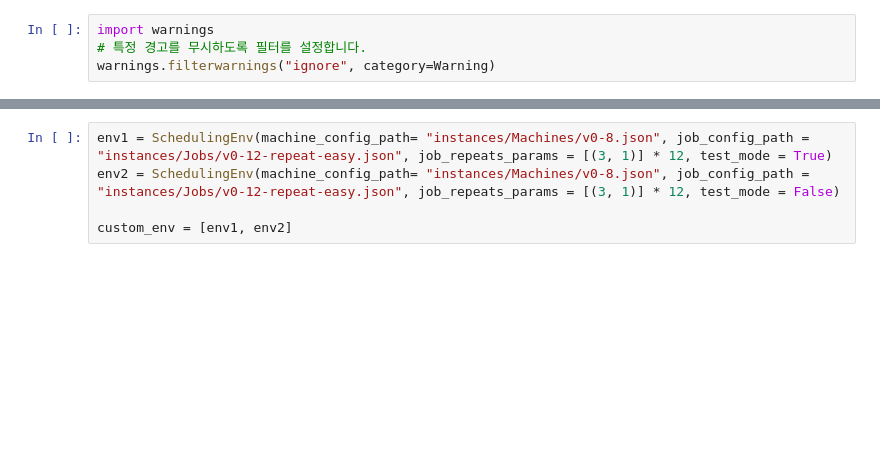
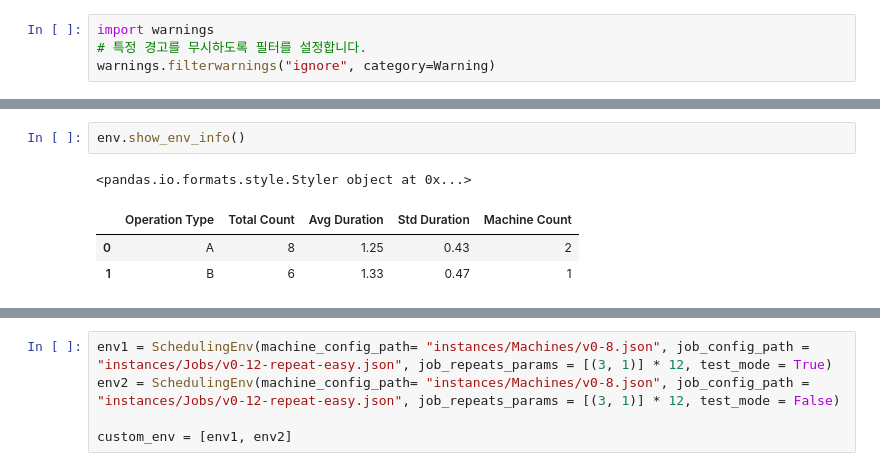
Before and after one commit to Huch0/RL-Scheduler, a Jupyter notebook: MaskablePPO-Repeatable.ipynb, the cells around one changed output, grey strips where cells are left out. Cells and saved outputs as stored; diff of their text form; blank space fills up the shorter version.

```diff
--- a/MaskablePPO-Repeatable.ipynb
+++ b/MaskablePPO-Repeatable.ipynb
@@ -31,3 +39,10 @@ env = SchedulingEnv(machine_config_path= "instances/Machines/v0-2.json", job_con
+# %%
+env.show_env_info()
+# %% [output]
+<pandas.io.formats.style.Styler object at 0x...>
+|  | Operation Type | Total Count | Avg Duration | Std Duration | Machine Count |
+| 0 | A | 8 | 1.25 | 0.43 | 2 |
+| 1 | B | 6 | 1.33 | 0.47 | 1 |
 # %%
 step = 0
 obs, info = env.reset()
```
Also changed, not shown: parts of 7 cells of this notebook, 1 other file.
